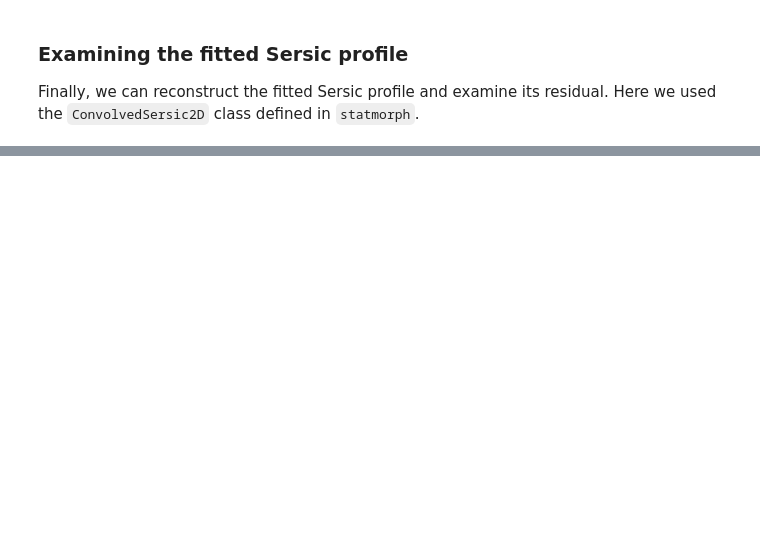
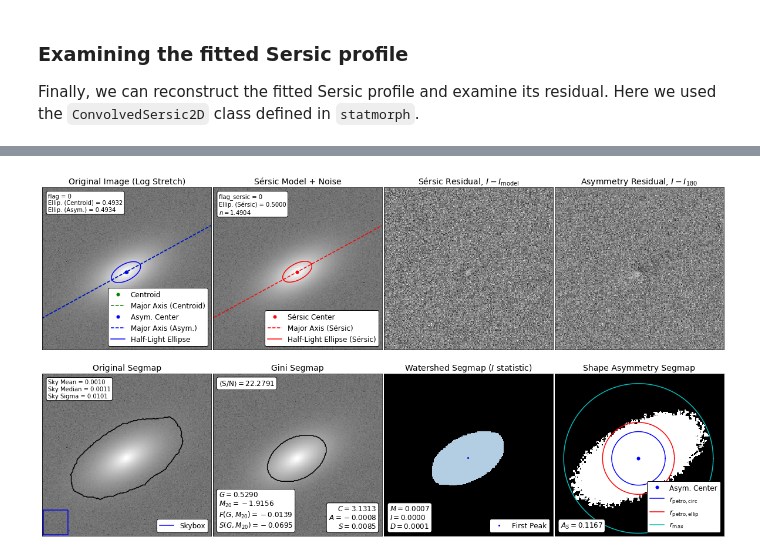
Before and after one commit to vrodgom/statmorph, a Jupyter notebook: notebooks/tutorial.ipynb, the cells around one changed output, grey strips where cells are left out. Cells and saved outputs as stored; diff of their text form; code cells hidden in the pictures; blank space fills up the shorter version.

```diff
--- a/notebooks/tutorial.ipynb
+++ b/notebooks/tutorial.ipynb
@@ -224,0 +229,5 @@ Text(0.5,1,'Residual')
+# %%
+from statmorph.utils.image_diagnostics import make_figure
+fig = make_figure(morph)
+# %% [output]
+[figure, added]
```
Also changed, not shown: parts of 14 cells of this notebook, 2 other files.
